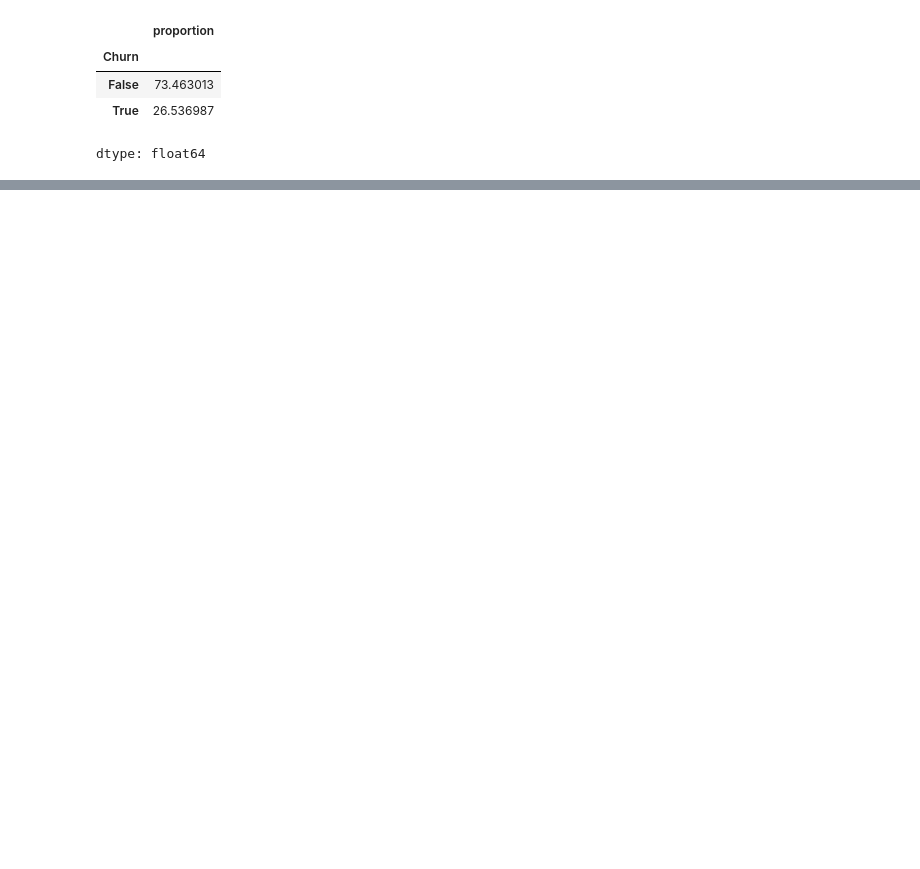
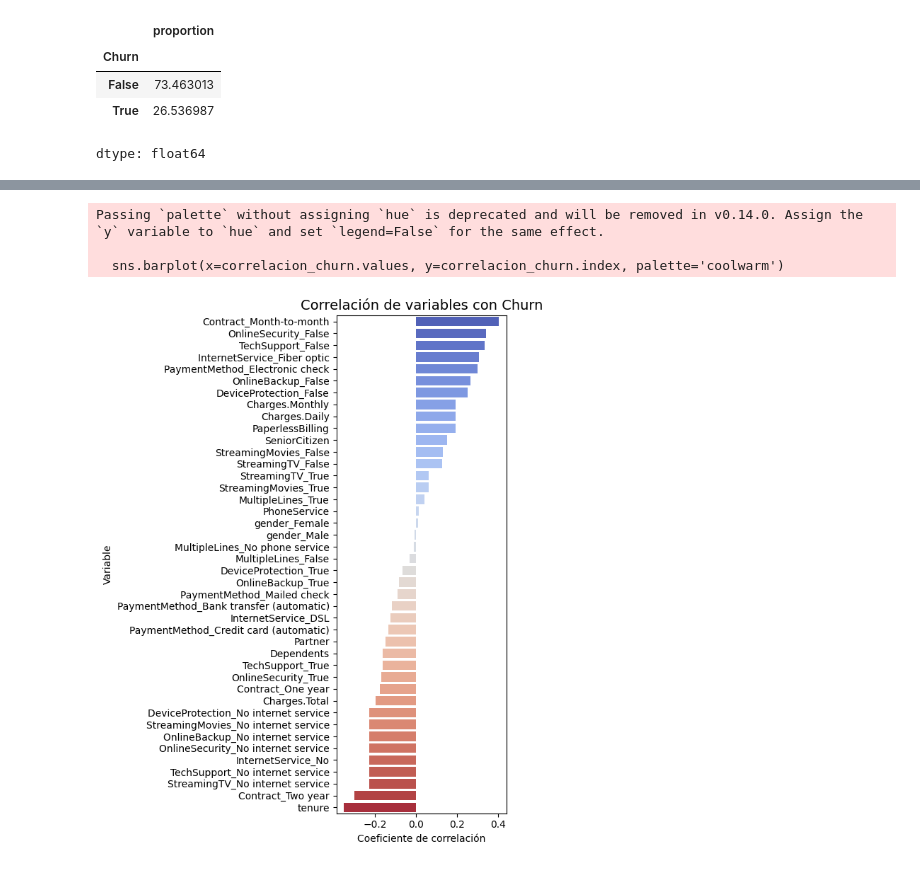
Before and after one commit to lukitasmois/TelecomX_LATAM_2, a Jupyter notebook: TelexomX_parte2_Latam.ipynb, the cells around one changed output, grey strips where cells are left out. Cells and saved outputs as stored; diff of their text form; code cells hidden in the pictures; blank space fills up the shorter version.

Commit message:
Mido el coeficiente de correlacion de las relaciones entre parametros

```diff
--- a/TelexomX_parte2_Latam.ipynb
+++ b/TelexomX_parte2_Latam.ipynb
@@ -106,0 +132,2 @@ dtype: float64
+# %%
+correlacion = datos_cod.corr()
@@ -106,0 +155,19 @@ dtype: float64
+# %%
+import matplotlib.pyplot as plt
+import seaborn as sns
+
+correlacion_churn = correlacion['Churn'].drop('Churn').sort_values(ascending=False)
+
+plt.figure(figsize=(6, 8))
+sns.barplot(x=correlacion_churn.values, y=correlacion_churn.index, palette='coolwarm')
+
+plt.title('Correlación de variables con Churn', fontsize=14)
+plt.xlabel('Coeficiente de correlación')
+plt.ylabel('Variable')
+plt.tight_layout()
+plt.show()
+# %% [output]
+Passing `palette` without assigning `hue` is deprecated and will be removed in v0.14.0. Assign the `y` variable to `hue` and set `legend=False` for the same effect.
+
+  sns.barplot(x=correlacion_churn.values, y=correlacion_churn.index, palette='coolwarm')
+[figure, added]
```
Also changed, not shown: parts of 6 cells of this notebook.
